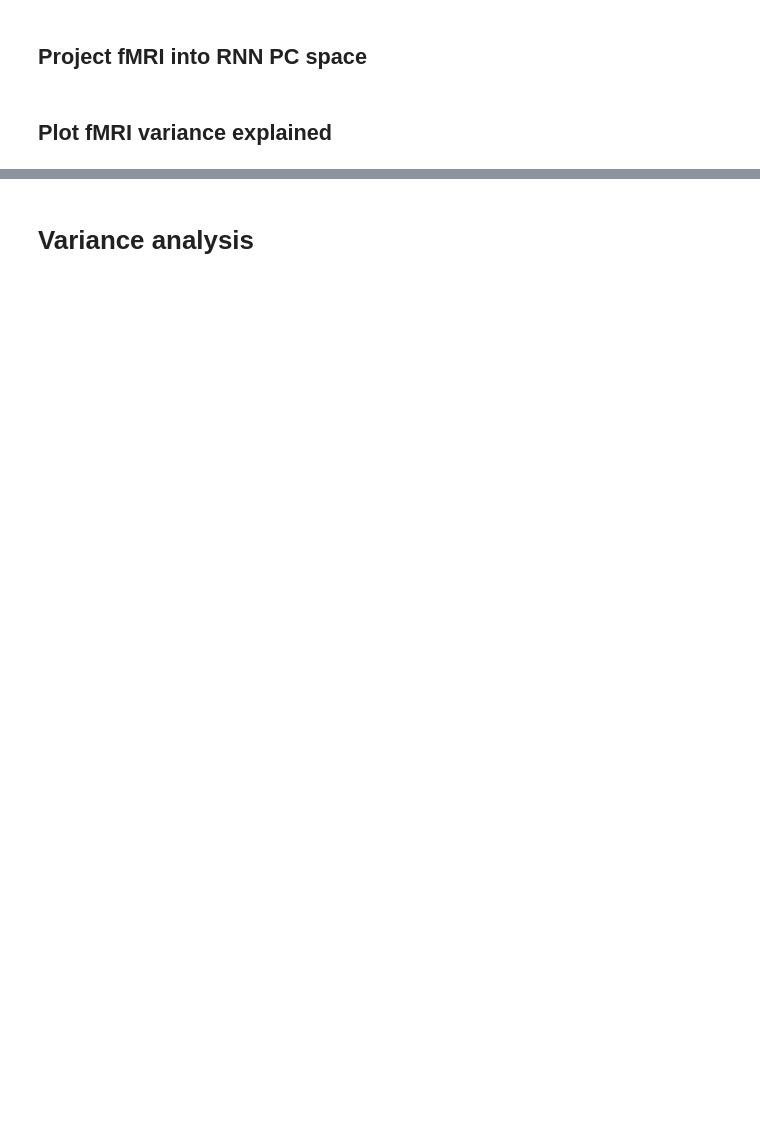
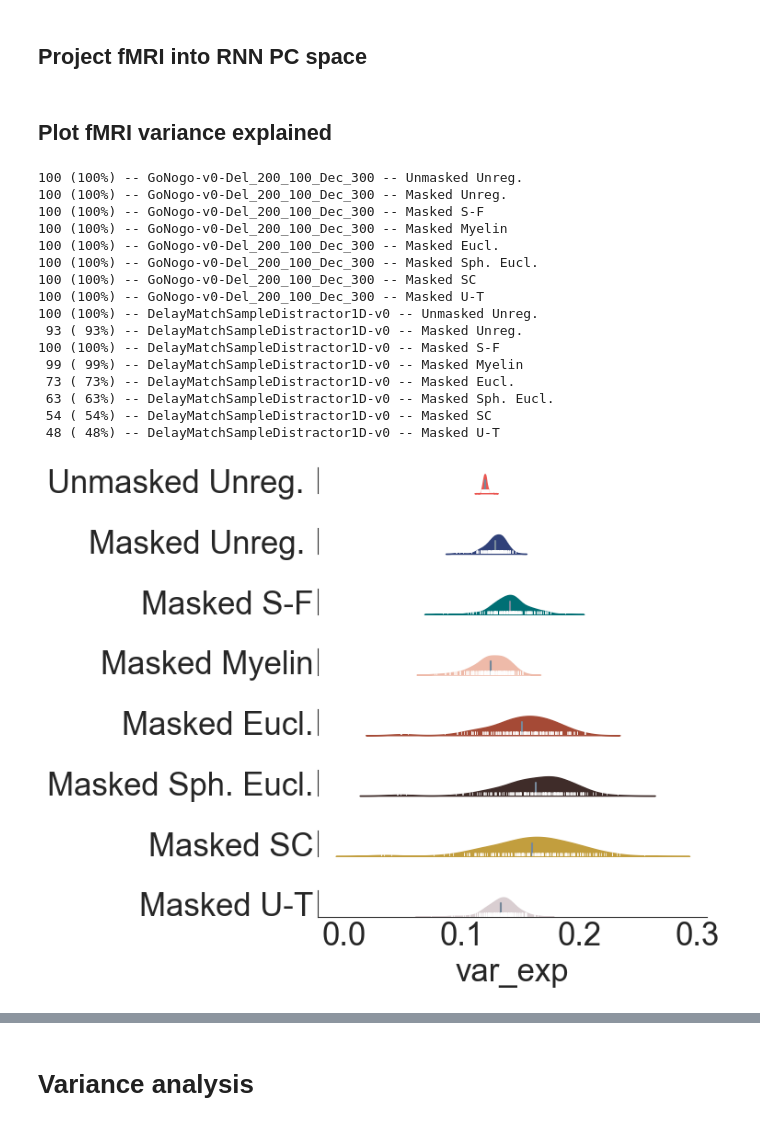
Before and after one commit to LindenParkesLab/neuro_rnn, a Jupyter notebook: scripts/biornn_results_dynamics.ipynb, the cells around one changed output, grey strips where cells are left out. Drawn from its saved outputs; the diff is of its cells as text; code cells hidden in the pictures; blank space fills up the shorter version.

```diff
--- a/scripts/biornn_results_dynamics.ipynb
+++ b/scripts/biornn_results_dynamics.ipynb
@@ -230,14 +268,14 @@ def compute_task_variance(hidden_activity, mask=None):
     return outputs
 # %%
 def categorical_kde_plot(df, variable, category, category_order=None, horizontal=False,
-                        rug=True, color_palette=None):
+                        rug=True, color_palette=None, title=None):
     """Draw a categorical KDE plot."""
     if category_order is None:
         categories = list(df[category].unique())
     else:
         categories = category_order[:]
 
-    figsize = (5, 0.6 * len(categories))
+    figsize = (8, 0.8 * len(categories))
 
     fig, axes = plt.subplots(
         nrows=len(categories) if horizontal else 1,
@@ -284,6 +322,9 @@ def categorical_kde_plot(df, variable, category, category_order=None, horizontal
                 ax.get_yaxis().set_visible(False)
                 ax.spines["left"].set_visible(False)
 
+    if title is not None:
+        fig.suptitle(title)
+
     plt.tight_layout()
     plt.show()
     return fig
@@ -418,21 +459,19 @@ else:
 
         # load test accuracy
         output_manager = ModelDataManager(file_path_outputs)
-        test_accuracy_all_runs = output_manager.load_key_across_runs('test_accuracy')
+        test_accuracy_all_runs = output_manager.load_key_across_runs('test_accuracy', epoch=logged_epochs[-1])
         model_accuracy_all.append(test_accuracy_all_runs)
 # %% [markdown]
 # Test models
 # %%
 # define number of test trials
-n_trials = 5
+n_trials = 100
 
 # define window size for smoothing of noise input during resting state testing
 smooth_noise = 0
 
 def test_one_model(model_data, n_trials, smooth_noise):
-    # torch.set_num_threads(1)  # prevent thread contention across parallel workers
-    # from tqdm import tqdm as _tqdm
-    # _tqdm.__init__ = lambda self, *a, **kw: None  # suppress worker tqdm
+    torch.set_num_threads(1)  # prevent thread contention across parallel workers
 
     test_model_task = []
     test_model_rest = []
@@ -876,33 +973,51 @@ else:
     color_palette_ve = utils.get_my_colors(cat_trio=False, as_list=True)
 # ensure we have enough colors
 color_palette_ve = color_palette_ve[:n_kernels_ve]
 
 # Build long-form DataFrame
 records = []
 for task_idx in range(n_tasks):
     for model_idx in range(n_models):
         if model_params.task_no_modifier.iloc[model_idx] in task_names[task_idx]:
             this_kernel = model_params.kernel_label.iloc[model_idx]
             learned_runs = test_accuracy_pca[model_idx] > 0.33
             learned_runs_frac = sum(learned_runs) / len(test_accuracy_pca[model_idx])
             print(f'{sum(learned_runs):3d} ({int(learned_runs_frac*100):3d}%) -- {task_names[task_idx]} -- {this_kernel}')
             # if np.any(learned_runs):
             if learned_runs_frac > 0.4:
                 data = (tfmri_variance_explained[model_idx][:, :, learned_runs]
                         .mean(axis=2).sum(axis=0) / tfmri_intersubj_var_exp)
             else:
                 # data = np.zeros((tfmri_nsubj,))
                 data = np.full((tfmri_nsubj,), np.nan)
             for val in data:
                 records.append({'kernel': this_kernel, 'task': task_names[task_idx], 'var_exp': val})
 
 df_ve = pd.DataFrame(records)
 
 kernel_order = list(model_params.kernel_label.unique())
 
 for task_idx in range(n_tasks):
     df_task = df_ve[df_ve['task'] == task_names[task_idx]]
     fig = categorical_kde_plot(df_task, variable='var_exp', category='kernel',
-                               category_order=kernel_order, horizontal=True,
-                               color_palette=color_palette_ve)
-    fig.suptitle(task_names[task_idx])
+                               category_order=kernel_order, horizontal=1,
+                               color_palette=color_palette_ve,
+                               title=task_names[task_idx])
+# %% [output]
+100 (100%) -- GoNogo-v0-Del_200_100_Dec_300 -- Unmasked Unreg.
+100 (100%) -- GoNogo-v0-Del_200_100_Dec_300 -- Masked Unreg.
+100 (100%) -- GoNogo-v0-Del_200_100_Dec_300 -- Masked S-F
+100 (100%) -- GoNogo-v0-Del_200_100_Dec_300 -- Masked Myelin
+100 (100%) -- GoNogo-v0-Del_200_100_Dec_300 -- Masked Eucl.
+100 (100%) -- GoNogo-v0-Del_200_100_Dec_300 -- Masked Sph. Eucl.
+100 (100%) -- GoNogo-v0-Del_200_100_Dec_300 -- Masked SC
+100 (100%) -- GoNogo-v0-Del_200_100_Dec_300 -- Masked U-T
+100 (100%) -- DelayMatchSampleDistractor1D-v0 -- Unmasked Unreg.
+ 93 ( 93%) -- DelayMatchSampleDistractor1D-v0 -- Masked Unreg.
+100 (100%) -- DelayMatchSampleDistractor1D-v0 -- Masked S-F
+ 99 ( 99%) -- DelayMatchSampleDistractor1D-v0 -- Masked Myelin
+ 73 ( 73%) -- DelayMatchSampleDistractor1D-v0 -- Masked Eucl.
+ 63 ( 63%) -- DelayMatchSampleDistractor1D-v0 -- Masked Sph. Eucl.
+ 54 ( 54%) -- DelayMatchSampleDistractor1D-v0 -- Masked SC
+ 48 ( 48%) -- DelayMatchSampleDistractor1D-v0 -- Masked U-T
+[figure, added]
```
Also changed, not shown: parts of 7 cells of this notebook, 5 other files.
